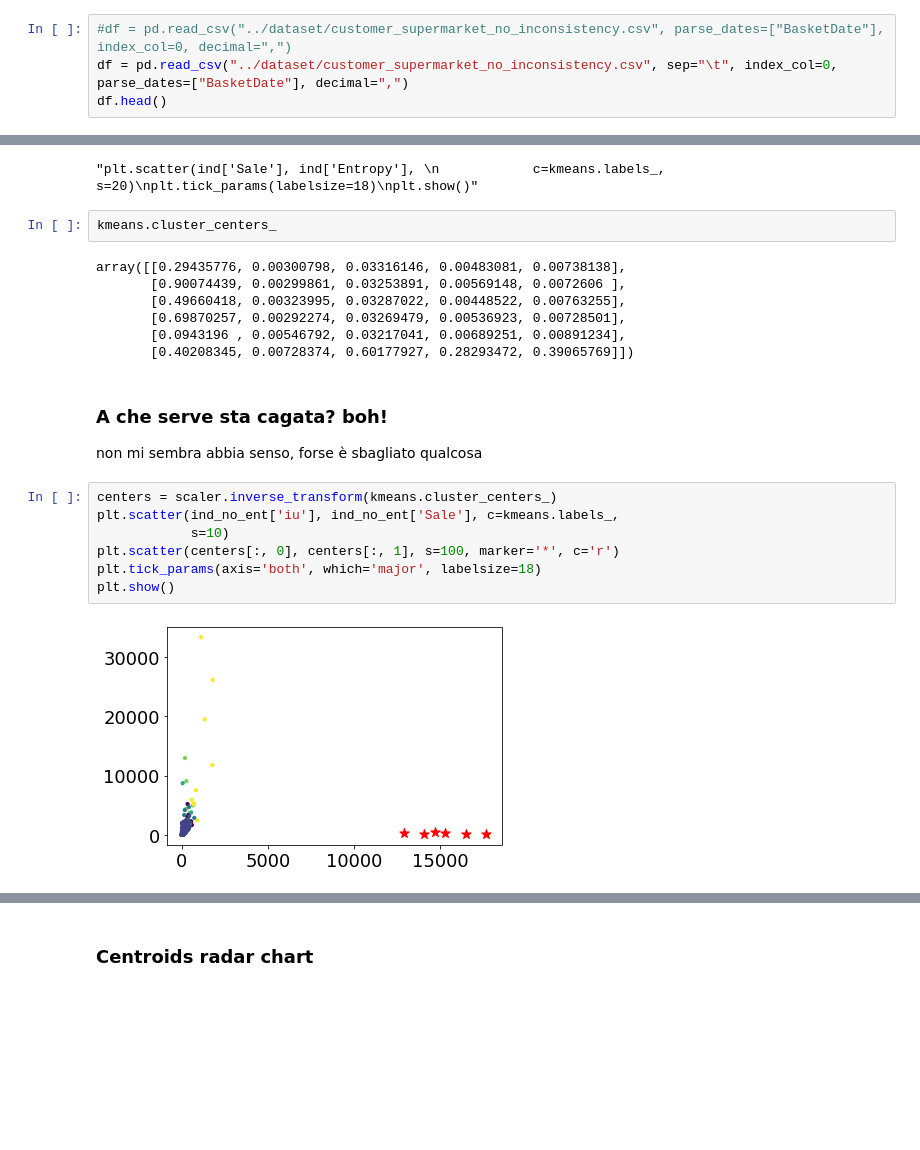
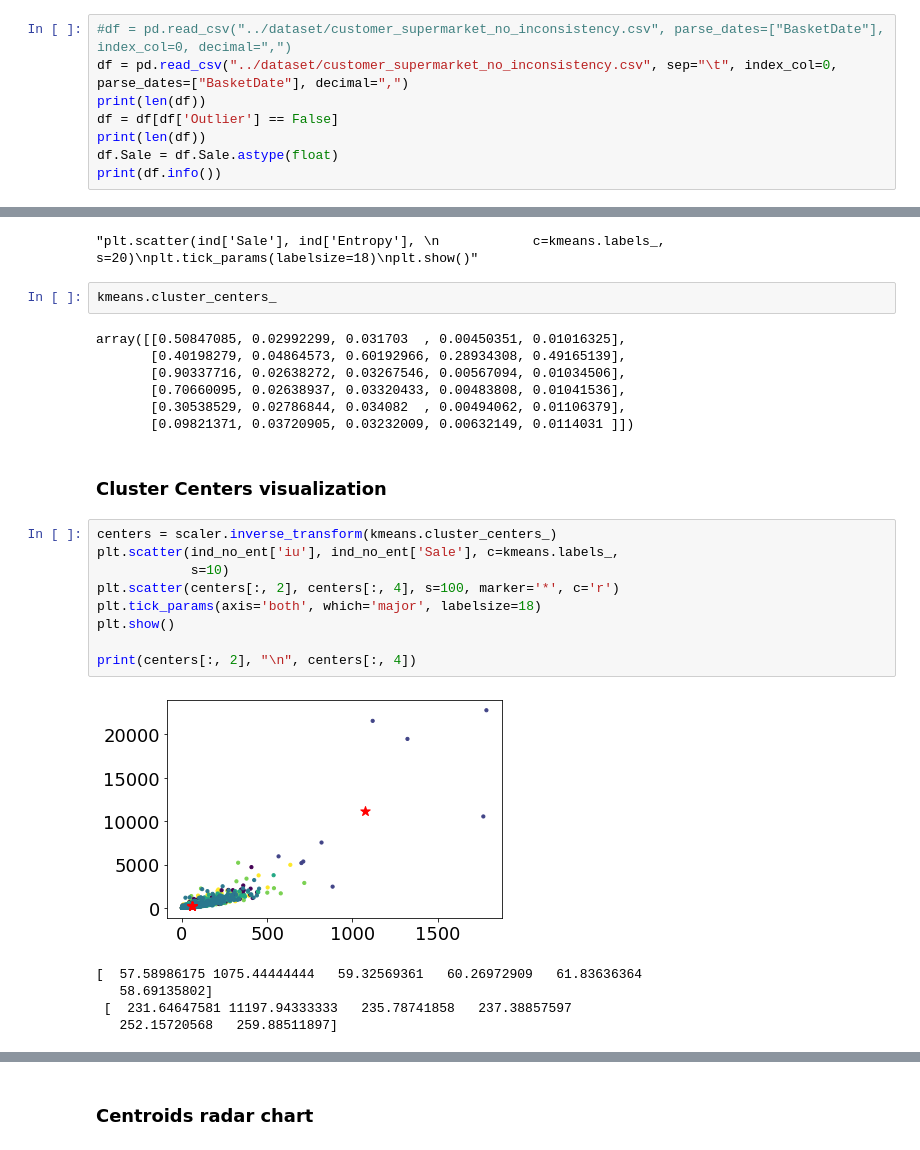
Before and after one commit to gioleppe/Data-Mining-20-21, a Jupyter notebook: notebooks/clustering_analysis.ipynb, the cells around one changed output, grey strips where cells are left out. Saved outputs shown, nothing was run; the diff lists cells and outputs as text; blank space fills up the shorter version.

```diff
--- a/notebooks/clustering_analysis.ipynb
+++ b/notebooks/clustering_analysis.ipynb
@@ -5,5 +5,9 @@ import matplotlib.pyplot as plt
 # %%
 #df = pd.read_csv("../dataset/customer_supermarket_no_inconsistency.csv", parse_dates=["BasketDate"], index_col=0, decimal=",")
 df = pd.read_csv("../dataset/customer_supermarket_no_inconsistency.csv", sep="\t", index_col=0, parse_dates=["BasketDate"], decimal=",")
-df.head()
+print(len(df))
+df = df[df['Outlier'] == False]
+print(len(df))
+df.Sale = df.Sale.astype(float)
+print(df.info())
 # %% [output]
@@ -212,22 +205,27 @@ plt.show()"""
 # %%
 kmeans.cluster_centers_
 # %% [output]
-array([[0.29435776, 0.00300798, 0.03316146, 0.00483081, 0.00738138],
-       [0.90074439, 0.00299861, 0.03253891, 0.00569148, 0.0072606 ],
-       [0.49660418, 0.00323995, 0.03287022, 0.00448522, 0.00763255],
-       [0.69870257, 0.00292274, 0.03269479, 0.00536923, 0.00728501],
-       [0.0943196 , 0.00546792, 0.03217041, 0.00689251, 0.00891234],
-       [0.40208345, 0.00728374, 0.60177927, 0.28293472, 0.39065769]])
+array([[0.50847085, 0.02992299, 0.031703  , 0.00450351, 0.01016325],
+       [0.40198279, 0.04864573, 0.60192966, 0.28934308, 0.49165139],
+       [0.90337716, 0.02638272, 0.03267546, 0.00567094, 0.01034506],
+       [0.70660095, 0.02638937, 0.03320433, 0.00483808, 0.01041536],
+       [0.30538529, 0.02786844, 0.034082  , 0.00494062, 0.01106379],
+       [0.09821371, 0.03720905, 0.03232009, 0.00632149, 0.0114031 ]])
-# %% [markdown]
-### A che serve sta cagata? boh!
-non mi sembra abbia senso, forse è sbagliato qualcosa
+# %% [markdown]
+### Cluster Centers visualization
 # %%
 centers = scaler.inverse_transform(kmeans.cluster_centers_)
 plt.scatter(ind_no_ent['iu'], ind_no_ent['Sale'], c=kmeans.labels_,
             s=10)
-plt.scatter(centers[:, 0], centers[:, 1], s=100, marker='*', c='r')
+plt.scatter(centers[:, 2], centers[:, 4], s=100, marker='*', c='r')
 plt.tick_params(axis='both', which='major', labelsize=18)
 plt.show()
+
+print(centers[:, 2], "\n", centers[:, 4])
 # %% [output]
-[figure, old version]
+[figure, new version]
+[  57.58986175 1075.44444444   59.32569361   60.26972909   61.83636364
+   58.69135802]
+ [  231.64647581 11197.94333333   235.78741858   237.38857597
+   252.15720568   259.88511897]
 # %% [markdown]
```
Also changed, not shown: parts of 34 cells of this notebook, 4 other files.
